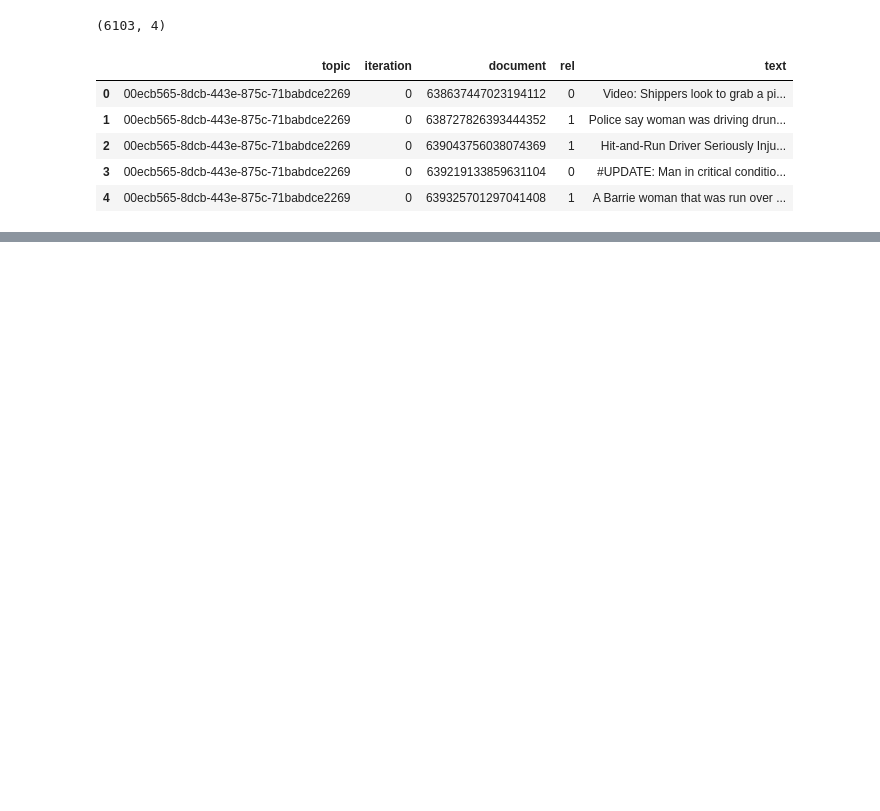
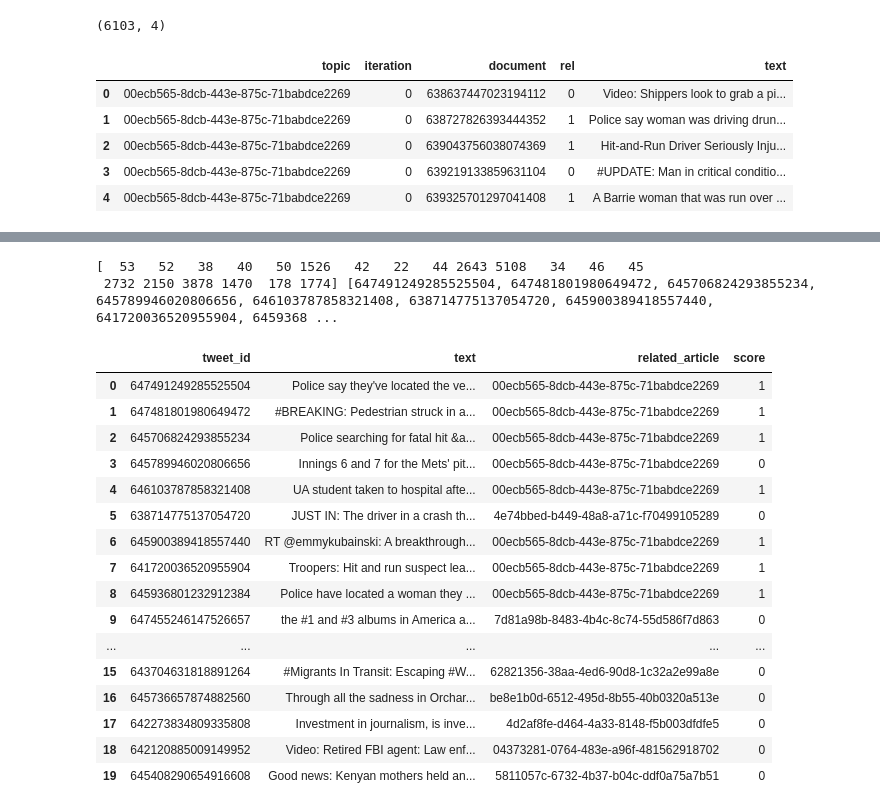
Before and after one commit to Dustyik/IR-tweets---disaster-, a Jupyter notebook: Project.ipynb, the cells around one changed output, grey strips where cells are left out. Cells and saved outputs as stored; diff of their text form; code cells hidden in the pictures; blank space fills up the shorter version.

Commit message:
added cosine similarity and euclidean dist

```diff
--- a/Project.ipynb
+++ b/Project.ipynb
@@ -99,0 +148,43 @@ data.head(10)
+# %%
+from sklearn.metrics.pairwise import cosine_similarity
+import numpy as np
+
+cos_sim = cosine_similarity(td_df, td_df)
+top_10_ind = np.flip(np.argsort(cos_sim[0]))[1:21]
+top_10_id = [list(td_df.index)[i] for i in top_10_ind]
+print(top_10_ind ,top_10_id)
+
+result = []
+for i in top_10_id:
+    filt = data[data.document==i]
+    for ind, r in filt.iterrows():
+        rel = r['rel']
+        text = r['text']
+        related = r['topic']
+        score = 0
+        if related==query_id and rel>0:
+            score = 1
+        result.append({'tweet_id':i, 'text': text, 'related_article':related,'score': score})
+
+results = pd.DataFrame(result)
+results
+# %% [output]
+[  53   52   38   40   50 1526   42   22   44 2643 5108   34   46   45
+ 2732 2150 3878 1470  178 1774] [647491249285525504, 647481801980649472, 645706824293855234, 645789946020806656, 646103787858321408, 638714775137054720, 645900389418557440, 641720036520955904, 6459368 ...
+|  | tweet_id | text | related_article | score |
+| 0 | 647491249285525504 | Police say they've located the ve... | 00ecb565-8dcb-443e-875c-71babdce2269 | 1 |
+| 1 | 647481801980649472 | #BREAKING: Pedestrian struck in a... | 00ecb565-8dcb-443e-875c-71babdce2269 | 1 |
+| 2 | 645706824293855234 | Police searching for fatal hit &a... | 00ecb565-8dcb-443e-875c-71babdce2269 | 1 |
+| 3 | 645789946020806656 | Innings 6 and 7 for the Mets' pit... | 00ecb565-8dcb-443e-875c-71babdce2269 | 0 |
+| 4 | 646103787858321408 | UA student taken to hospital afte... | 00ecb565-8dcb-443e-875c-71babdce2269 | 1 |
+| 5 | 638714775137054720 | JUST IN: The driver in a crash th... | 4e74bbed-b449-48a8-a71c-f70499105289 | 0 |
+| 6 | 645900389418557440 | RT @emmykubainski: A breakthrough... | 00ecb565-8dcb-443e-875c-71babdce2269 | 1 |
+| 7 | 641720036520955904 | Troopers: Hit and run suspect lea... | 00ecb565-8dcb-443e-875c-71babdce2269 | 1 |
+| 8 | 645936801232912384 | Police have located a woman they ... | 00ecb565-8dcb-443e-875c-71babdce2269 | 1 |
+| 9 | 647455246147526657 | the #1 and #3 albums in America a... | 7d81a98b-8483-4b4c-8c74-55d586f7d863 | 0 |
+| ... | ... | ... | ... | ... |
+| 15 | 643704631818891264 | #Migrants In Transit: Escaping #W... | 62821356-38aa-4ed6-90d8-1c32a2e99a8e | 0 |
+| 16 | 645736657874882560 | Through all the sadness in Orchar... | be8e1b0d-6512-495d-8b55-40b0320a513e | 0 |
+| 17 | 642273834809335808 | Investment in journalism, is inve... | 4d2af8fe-d464-4a33-8148-f5b003dfdfe5 | 0 |
+| 18 | 642120885009149952 | Video: Retired FBI agent: Law enf... | 04373281-0764-483e-a96f-481562918702 | 0 |
+| 19 | 645408290654916608 | Good news: Kenyan mothers held an... | 5811057c-6732-4b37-b04c-ddf0a75a7b51 | 0 |
```
Also changed, not shown: parts of 7 cells of this notebook, 3 other files.
